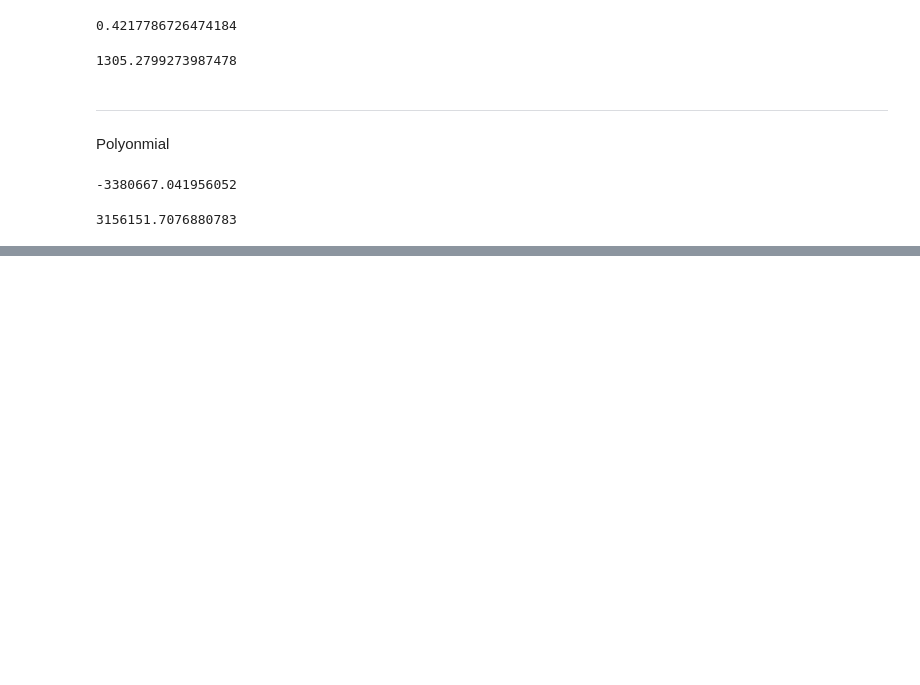
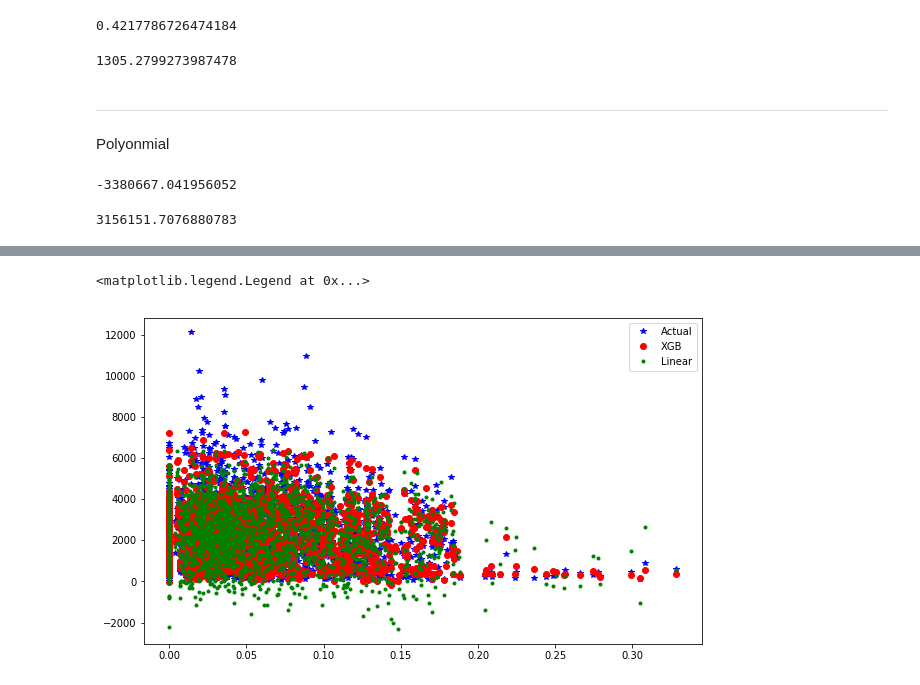
Before and after one commit to rahgoki/Big_Mart, a Jupyter notebook: Big_Mart_Pred.ipynb, the cells around one changed output, grey strips where cells are left out. Saved outputs shown, nothing was run; the diff lists cells and outputs as text; code cells hidden in the pictures; blank space fills up the shorter version.

```diff
--- a/Big_Mart_Pred.ipynb
+++ b/Big_Mart_Pred.ipynb
@@ -150,5 +152,6 @@ y_rbf = svr_rbf.fit(x_train, y_train).predict(x_test)
 # %%
 svr_lin = SVR(kernel='linear', C=1e3)
-y_lin = svr_lin.fit(x_train, y_train).predict(x_test)
+linear_model = svr_lin.fit(x_train, y_train)
+y_lin = linear_model.predict(x_test)
 # %%
 svr_poly = SVR(kernel='poly', C=1e3, degree=2)
@@ -218,0 +236,9 @@ sqrt(mean_squared_error(y_test, y_poly))
+# %%
+plt.figure(figsize=(10,6))
+plt.plot(x_test['Item_Visibility'], y_test, '*', color='b', label='Actual')
+plt.plot(x_test['Item_Visibility'], y_xgb, 'o', color='r', label='XGB')
+plt.plot(x_test['Item_Visibility'], y_lin, '.', color='g', label='Linear')
+plt.legend()
+# %% [output]
+<matplotlib.legend.Legend at 0x...>
+[figure, added]
```
Also changed, not shown: parts of 6 cells of this notebook.
